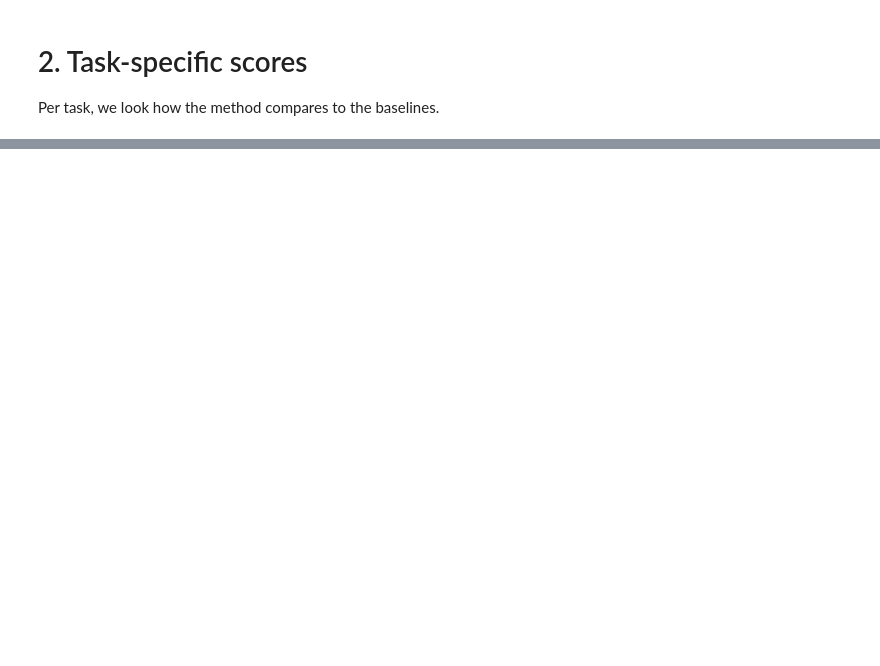
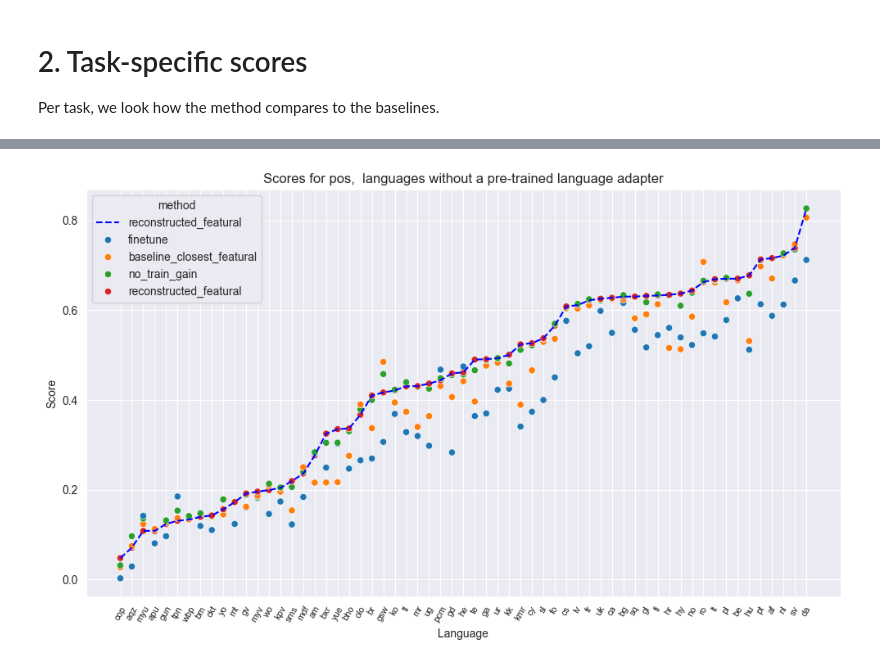
Before and after one commit to stefaccou/TIPA, a Jupyter notebook: analysis/2_Stats_unfinished.ipynb, the cells around one changed output, grey strips where cells are left out. Drawn from its saved outputs; the diff is of its cells as text; code cells hidden in the pictures; blank space fills up the shorter version.

```diff
--- a/analysis/2_Stats_unfinished.ipynb
+++ b/analysis/2_Stats_unfinished.ipynb
@@ -346,19 +403,0 @@ make_boxplot("all", ["reconstructed_featural", "no_train_gain", "finetune", "bas
-# %%
-# comparison of "featural" vs other methods
-test_column = "reconstructed_featural"
-methods = [
-    "reconstructed_syntactic_distVar",
-    "reconstructed_morphological_distVar",
-    "reconstructed_featural_limit",
-    "reconstructed_featural_threshold",
-]
-
-for method in methods:
-    print(f"task: {task}, baseline {method}")
-    t_stat, p_val = get_significance("all", test_column, method)
-    if p_val < 0.05:
-        print("The difference is statistically significant")
-    else:
-        print("The difference is not statistically significant")
-    print("-----------------------------------")
-make_boxplot("all", methods + [test_column])
@@ -430,0 +478,44 @@ The difference is not statistically significant
+# %%
+# we make a lineplot of the scores for different tasks
+# the scores should be sorted from lowest to highest for reconstructed_featural, with a line connecting the points
+
+
+def custom_plot(
+    task_name,
+    column,
+    save=False,
+    scores=scores,
+    plot_type="line",
+    baselines=["finetune", "no_train_gain", "baseline_closest_featural"],
+):
+    data = []
+    for lang_name in scores[task_name]:
+        if column in scores[task_name][lang_name]:
+            data.append([task_name, lang_name, scores[task_name][lang_name][column], column])
+        for baseline in baselines:
+            if baseline in scores[task_name][lang_name]:
+                data.append([task_name, lang_name, scores[task_name][lang_name][baseline], baseline])
+    df = pd.DataFrame(data, columns=["task", "lang_name", "score", "method"])
+    df = df.sort_values(by=["score"])
+    plt.figure(figsize=(10, 6))
+    reconstructed_data = df[df["method"] == column]
+    plt.plot(reconstructed_data["lang_name"], reconstructed_data["score"], color="blue", linestyle="--", label=column)
+    if plot_type == "line":
+        sns.lineplot(x="lang_name", y="score", hue="method", data=df, marker="o")
+    elif plot_type == "scatter":
+        sns.scatterplot(x="lang_name", y="score", hue="method", data=df)
+        # we add a line only for reconstructed_featural
+
+    plt.title(f"Scores for {task_name},  languages without a pre-trained language adapter")
+    plt.xlabel("Language")
+    plt.ylabel("Score")
+    plt.xticks(rotation=60, size=8)
+    plt.tight_layout()
+    if save:
+        plt.savefig(f"../output/{task_name}_{column}_{plot_type}_{save}.png", dpi=1000)
+    plt.show()
+
+
+custom_plot("pos", "reconstructed_featural", scores=no_adapter, save="no_adapter", plot_type="scatter")
+# %% [output]
+[figure, added]
```
Also changed, not shown: parts of 53 cells of this notebook, 9 other files.
